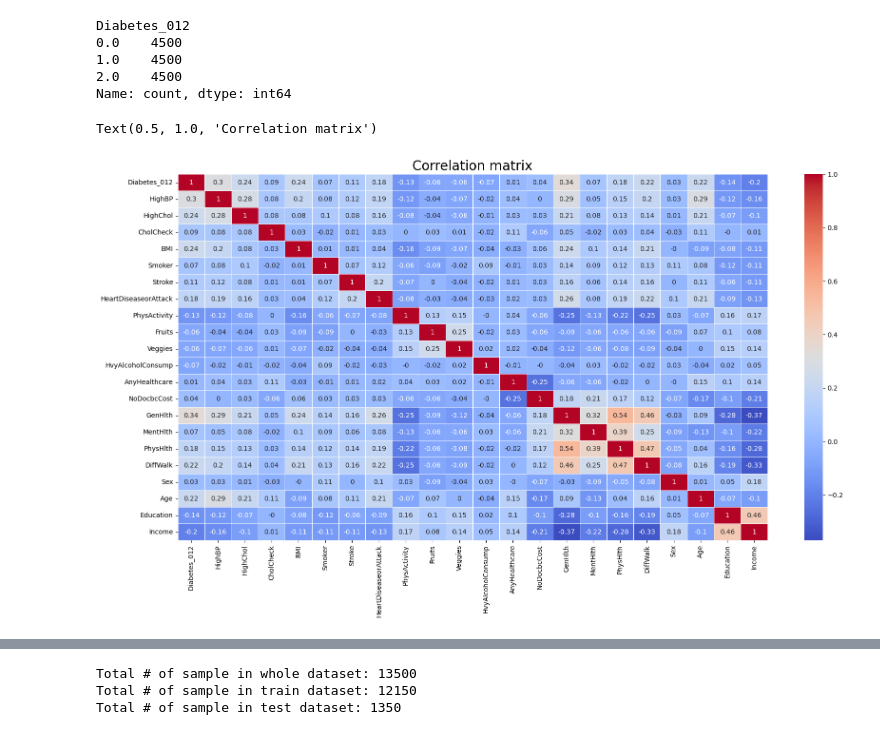
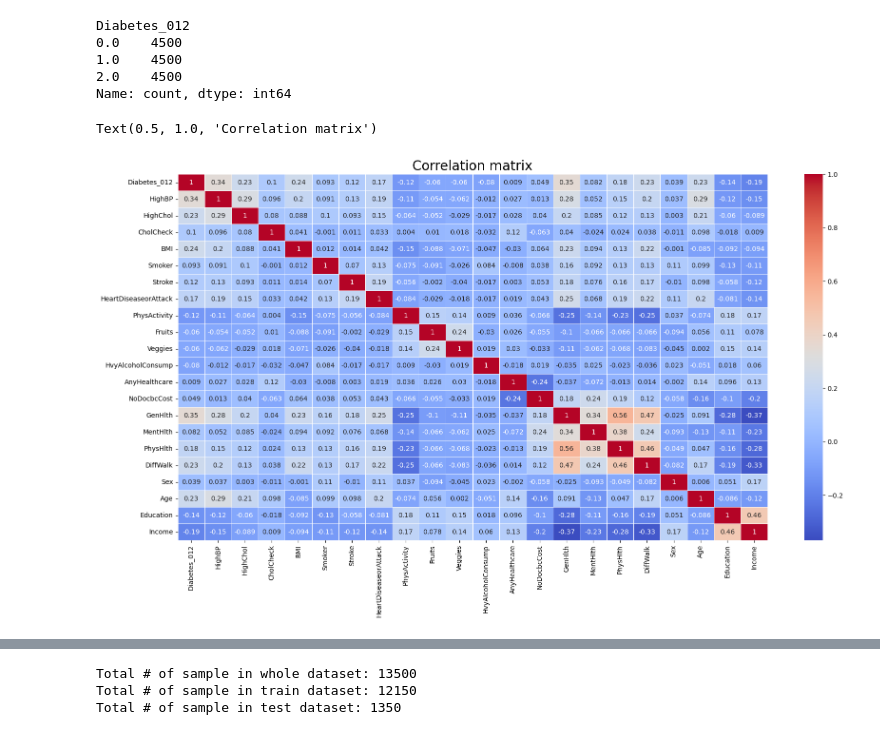
Before and after one commit to goenpiloes/dicoding-predictive-analysis, a Jupyter notebook: main.ipynb, the cells around one changed output, grey strips where cells are left out. Drawn from its saved outputs; the diff is of its cells as text; code cells hidden in the pictures.

```diff
--- a/main.ipynb
+++ b/main.ipynb
@@ -132,13 +166,13 @@ Diabetes_012
 Name: count, dtype: int64
 # %%
 plt.figure(figsize=(20,10))
-correlation_matrix = diabrs.corr().round(2)
+correlation_matrix = diabrs.corr().round(3)
 
 sns.heatmap(data=correlation_matrix, annot=True, cmap='coolwarm', linewidths=0.5,)
 plt.title('Correlation matrix', size=20)
 # %% [output]
 Text(0.5, 1.0, 'Correlation matrix')
-[figure, old version]
+[figure, new version]
 # %%
 features = [
   'HighBP',
```
Also changed, not shown: parts of 24 cells of this notebook.
